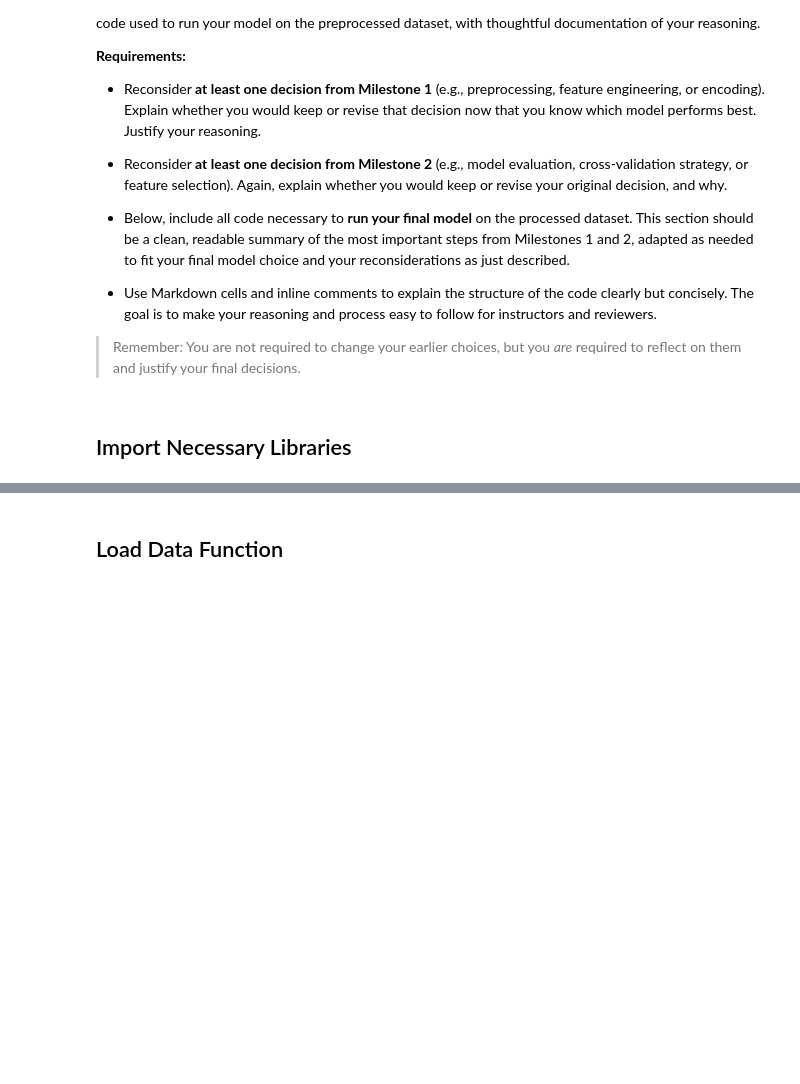
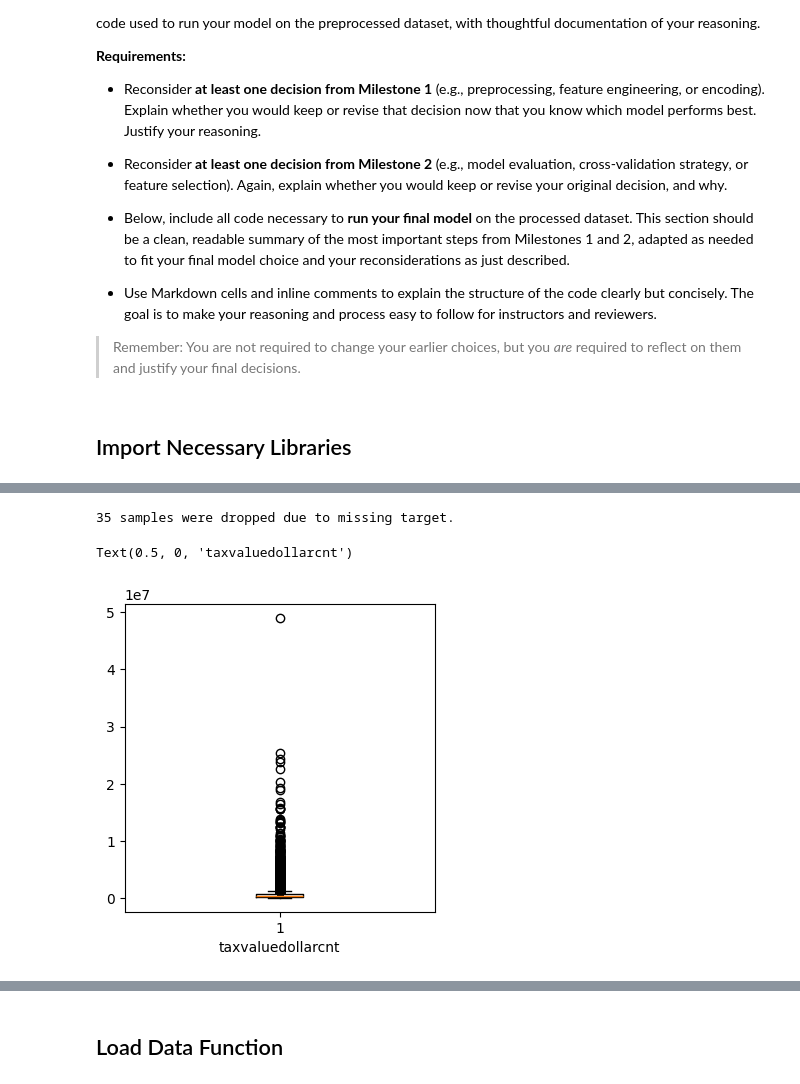
Before and after one commit to jtvon/Module-3-Assignments, a Jupyter notebook: Final_Project_Report.ipynb, the cells around one changed output, grey strips where cells are left out. Cells and saved outputs as stored; diff of their text form; code cells hidden in the pictures; blank space fills up the shorter version.

Commit message:
Final Project Mod 3

```diff
--- a/Final_Project_Report.ipynb
+++ b/Final_Project_Report.ipynb
@@ -136,0 +189,9 @@ def format_hms(seconds):
+# %%
+# Drop features that are unsuitable for the project
+unsuitable_list = ['parcelid', 'fips', 'rawcensustractandblock', 'censustractandblock',
+                   'latitude', 'longitude', 'propertyzoningdesc', 'propertycountylandusecode',
+                   'assessmentyear'
+                   ]
+df_unsuitable_dropped = df_zillow.drop(columns = unsuitable_list)
+
+df_unsuitable_dropped.info()
@@ -136,0 +216,10 @@ def format_hms(seconds):
+# %%
+exceptions = ['taxdelinquencyflag', 'poolcnt', 'fireplacecnt', 'unitcnt', 'garagecarcnt', 'hashottuborspa', 'basementsqft']
+
+max_nulls = 50000  # Drop columns with more than 50,000 missing
+df_null_dropped = df_unsuitable_dropped.loc[:,
+                  (df_unsuitable_dropped.isnull().sum() < max_nulls) |
+                  (df_unsuitable_dropped.columns.isin(exceptions))
+                  ]
+
+show_null_counts_features(df_null_dropped)
@@ -136,0 +244,13 @@ def format_hms(seconds):
+# %%
+# Drop samples where the target is missing
+df_clean_missing_target = df_null_dropped[~df_null_dropped['taxvaluedollarcnt'].isna()]
+print(f'{df_null_dropped.shape[0] - df_clean_missing_target.shape[0]} samples were dropped due to missing target.')
+
+# Boxplot to check outlier
+plt.figure(figsize=(4, 4))
+plt.boxplot(df_clean_missing_target['taxvaluedollarcnt'])
+plt.xlabel('taxvaluedollarcnt')
+# %% [output]
+35 samples were dropped due to missing target.
+Text(0.5, 0, 'taxvaluedollarcnt')
+[figure, added]
```
Also changed, not shown: parts of 42 cells of this notebook, 2 other files.
